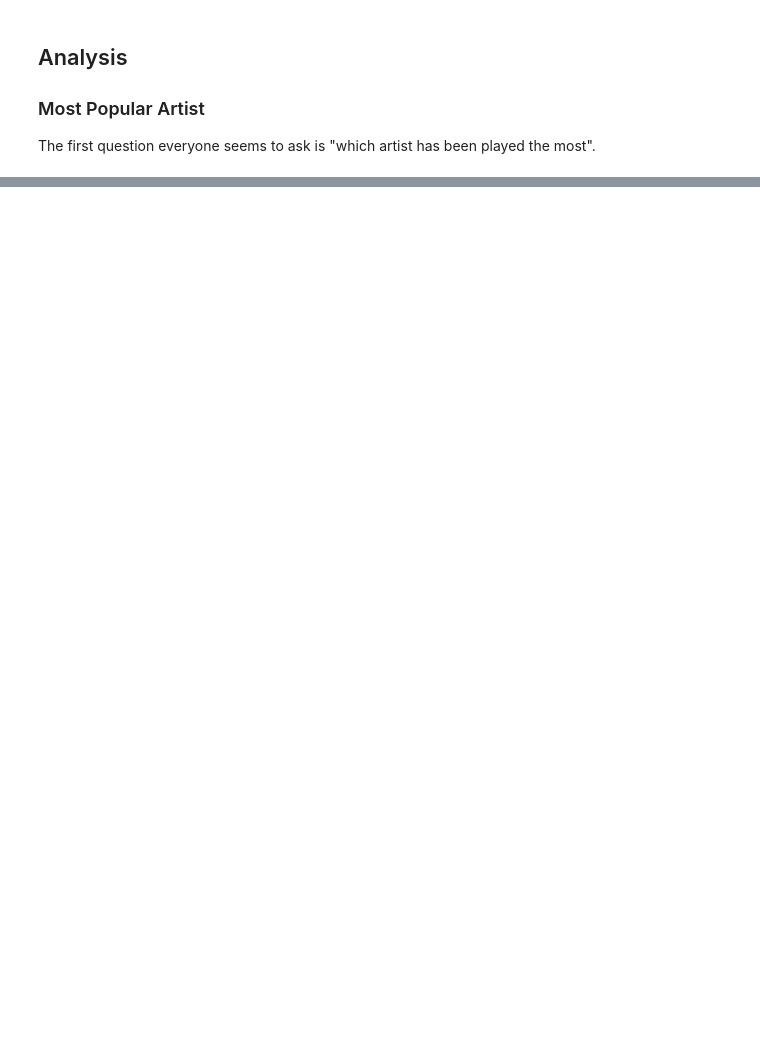
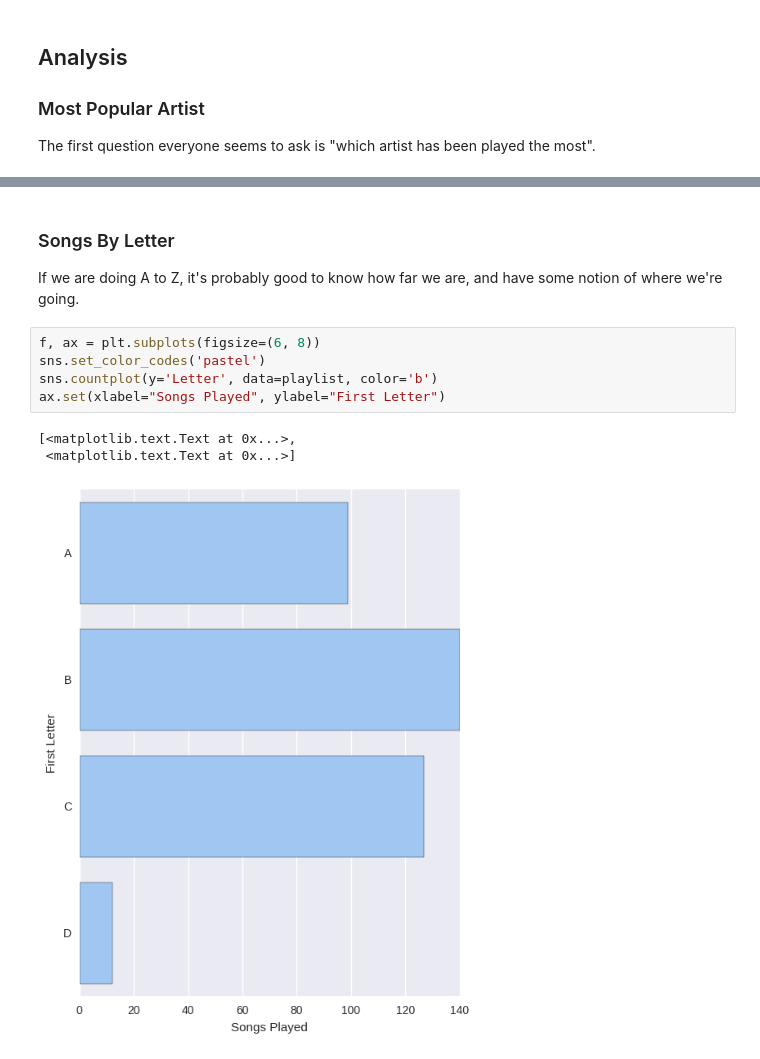
Before and after one commit to asudell/a2z, a Jupyter notebook: 90sA2Z.ipynb, the cells around one changed output, grey strips where cells are left out. Cells and saved outputs as stored; diff of their text form; blank space fills up the shorter version.

Commit message:
Pick up some more data. Add a few more graphs, just so long as we don't need year of publication.

```diff
--- a/90sA2Z.ipynb
+++ b/90sA2Z.ipynb
@@ -87,0 +88,13 @@ ax.set(ylabel="Album")
+# %% [markdown]
+### Songs By Letter
+If we are doing A to Z, it's probably good to know how far we are,
+and have some notion of where we're going.
+# %%
+f, ax = plt.subplots(figsize=(6, 8))
+sns.set_color_codes('pastel')
+sns.countplot(y='Letter', data=playlist, color='b')
+ax.set(xlabel="Songs Played", ylabel="First Letter")
+# %% [output]
+[<matplotlib.text.Text at 0x...>,
+ <matplotlib.text.Text at 0x...>]
+[figure, added]
```
Also changed, not shown: parts of 13 cells of this notebook, 3 other files.
